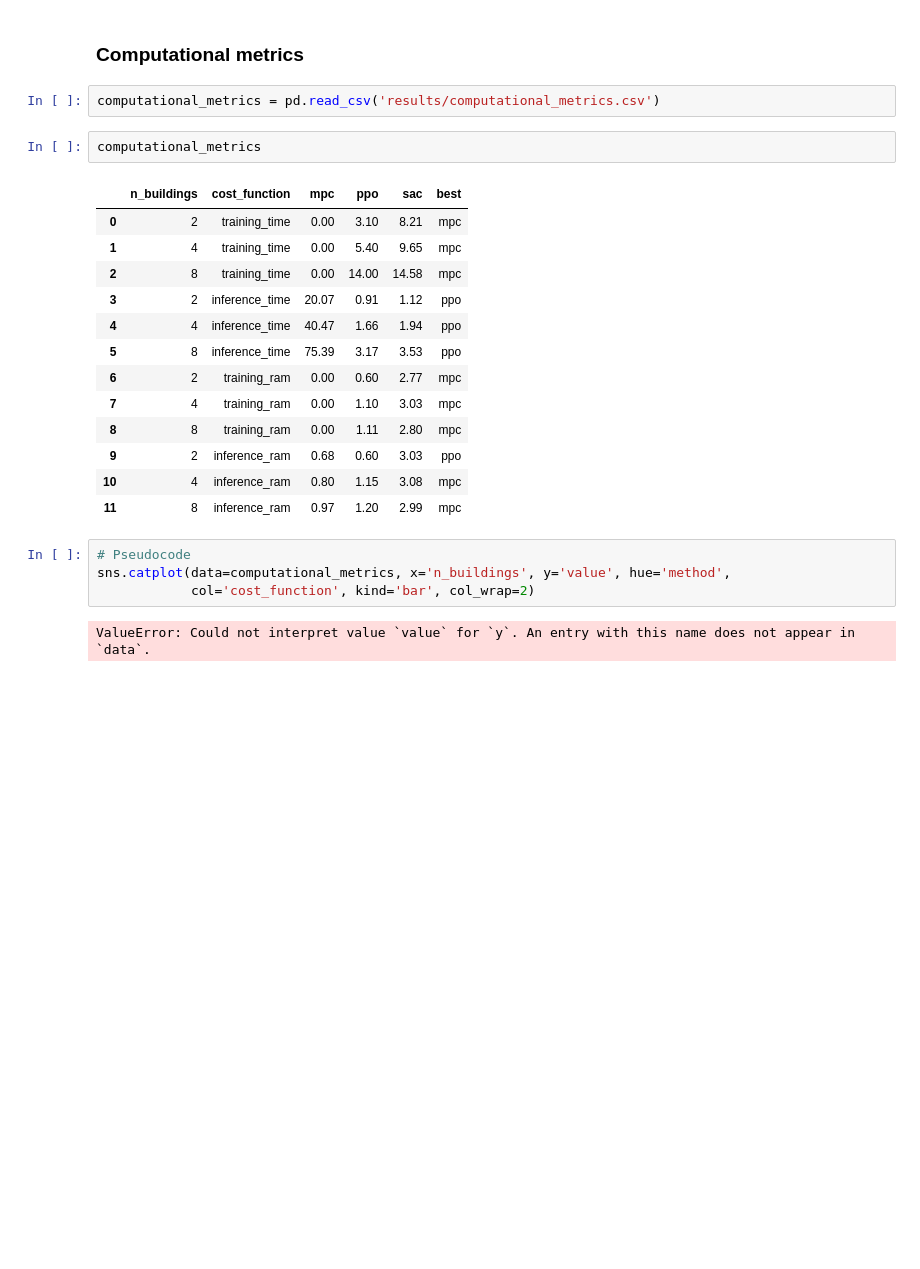
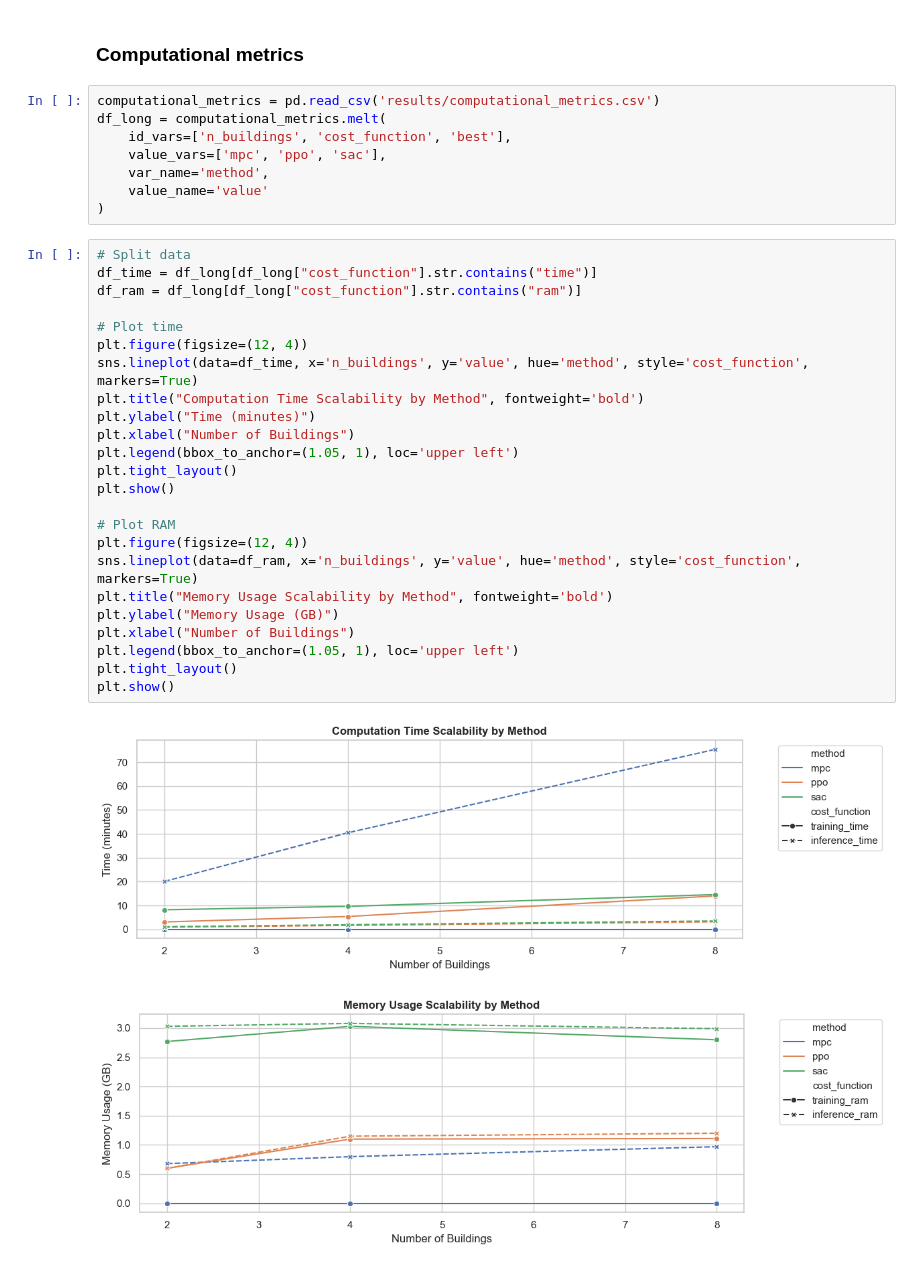
Before and after one commit to yijint/CityLearn_thesis, a Jupyter notebook: analysis.ipynb, the cells around one changed output. Saved outputs shown, nothing was run; the diff lists cells and outputs as text; blank space fills up the shorter version.

```diff
--- a/analysis.ipynb
+++ b/analysis.ipynb
@@ -499,25 +501,36 @@ plt.show()
 ### Computational metrics
 # %%
 computational_metrics = pd.read_csv('results/computational_metrics.csv')
+df_long = computational_metrics.melt(
+    id_vars=['n_buildings', 'cost_function', 'best'],
+    value_vars=['mpc', 'ppo', 'sac'],
+    var_name='method',
+    value_name='value'
+)
-# %%
-computational_metrics
-# %% [output]
-|  | n_buildings | cost_function | mpc | ppo | sac | best |
-| 0 | 2 | training_time | 0.00 | 3.10 | 8.21 | mpc |
-| 1 | 4 | training_time | 0.00 | 5.40 | 9.65 | mpc |
-| 2 | 8 | training_time | 0.00 | 14.00 | 14.58 | mpc |
-| 3 | 2 | inference_time | 20.07 | 0.91 | 1.12 | ppo |
-| 4 | 4 | inference_time | 40.47 | 1.66 | 1.94 | ppo |
-| 5 | 8 | inference_time | 75.39 | 3.17 | 3.53 | ppo |
-| 6 | 2 | training_ram | 0.00 | 0.60 | 2.77 | mpc |
-| 7 | 4 | training_ram | 0.00 | 1.10 | 3.03 | mpc |
-| 8 | 8 | training_ram | 0.00 | 1.11 | 2.80 | mpc |
-| 9 | 2 | inference_ram | 0.68 | 0.60 | 3.03 | ppo |
-| 10 | 4 | inference_ram | 0.80 | 1.15 | 3.08 | mpc |
-| 11 | 8 | inference_ram | 0.97 | 1.20 | 2.99 | mpc |
 # %%
-# Pseudocode
-sns.catplot(data=computational_metrics, x='n_buildings', y='value', hue='method',
-            col='cost_function', kind='bar', col_wrap=2)
+# Split data
+df_time = df_long[df_long["cost_function"].str.contains("time")]
+df_ram = df_long[df_long["cost_function"].str.contains("ram")]
+
+# Plot time
+plt.figure(figsize=(12, 4))
+sns.lineplot(data=df_time, x='n_buildings', y='value', hue='method', style='cost_function', markers=True)
+plt.title("Computation Time Scalability by Method", fontweight='bold')
+plt.ylabel("Time (minutes)")
+plt.xlabel("Number of Buildings")
+plt.legend(bbox_to_anchor=(1.05, 1), loc='upper left')
+plt.tight_layout()
+plt.show()
+
+# Plot RAM
+plt.figure(figsize=(12, 4))
+sns.lineplot(data=df_ram, x='n_buildings', y='value', hue='method', style='cost_function', markers=True)
+plt.title("Memory Usage Scalability by Method", fontweight='bold')
+plt.ylabel("Memory Usage (GB)")
+plt.xlabel("Number of Buildings")
+plt.legend(bbox_to_anchor=(1.05, 1), loc='upper left')
+plt.tight_layout()
+plt.show()
 # %% [output]
-ValueError: Could not interpret value `value` for `y`. An entry with this name does not appear in `data`.
+[figure, added]
+[figure, added]
```
Also changed, not shown: parts of 4 cells of this notebook, 2 other files.
